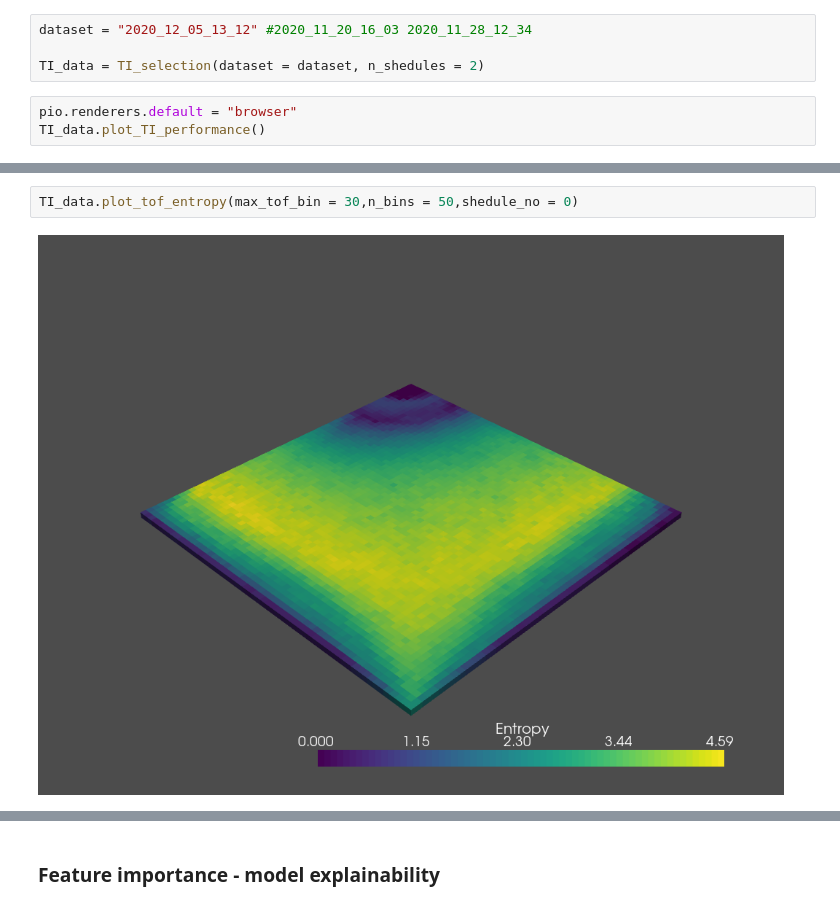
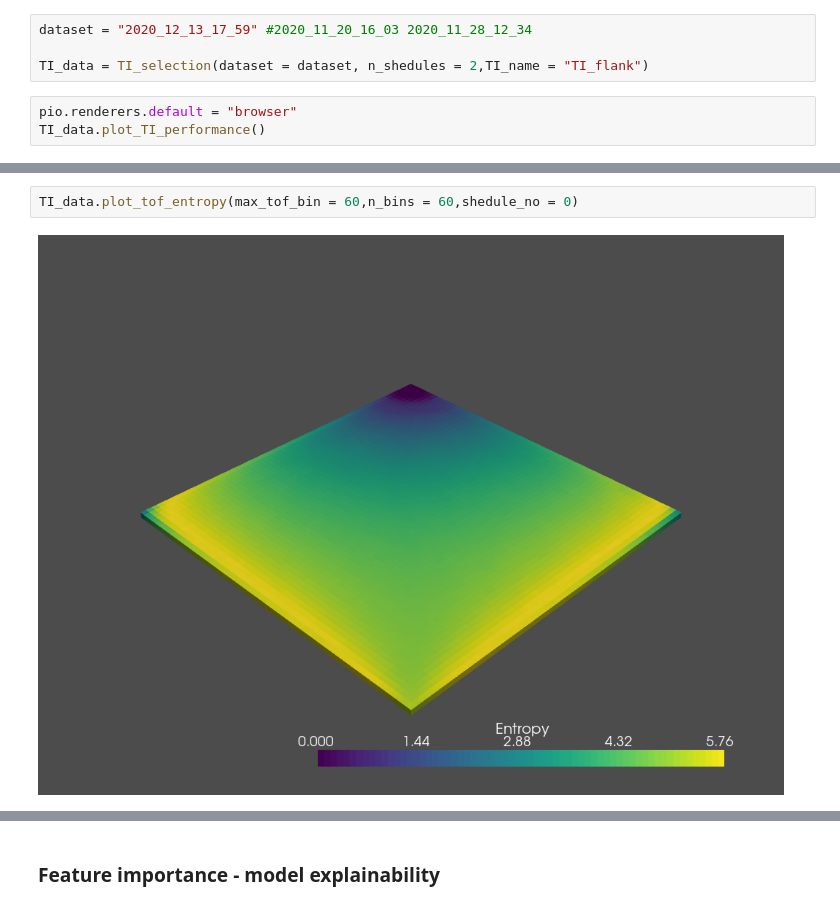
Before and after one commit to BastianSteffens/ABRM_functions, a Jupyter notebook: notebooks/TI_selection.ipynb, the cells around one changed output, grey strips where cells are left out. Cells and saved outputs as stored; diff of their text form.

```diff
--- a/notebooks/TI_selection.ipynb
+++ b/notebooks/TI_selection.ipynb
@@ -22,9 +22,9 @@ pio.renderers.default = "browser"
 - one df with associated particle position
 - one dicct with initial setup that would allow reproduction of results
 # %%
-dataset = "2020_12_05_13_12" #2020_11_20_16_03 2020_11_28_12_34
+dataset = "2020_12_13_17_59" #2020_11_20_16_03 2020_11_28_12_34
 
-TI_data = TI_selection(dataset = dataset, n_shedules = 2)
+TI_data = TI_selection(dataset = dataset, n_shedules = 2,TI_name = "TI_flank")
 # %%
 pio.renderers.default = "browser"
 TI_data.plot_TI_performance()
@@ -36,5 +42,5 @@ Plotting Training Image 52
 # %%
-TI_data.plot_tof_entropy(max_tof_bin = 30,n_bins = 50,shedule_no = 0)
+TI_data.plot_tof_entropy(max_tof_bin = 60,n_bins = 60,shedule_no = 0)
 # %% [output]
-[figure, old version]
+[figure, new version]
 # %%
```
Also changed, not shown: parts of 6 cells of this notebook, 7 other files.
